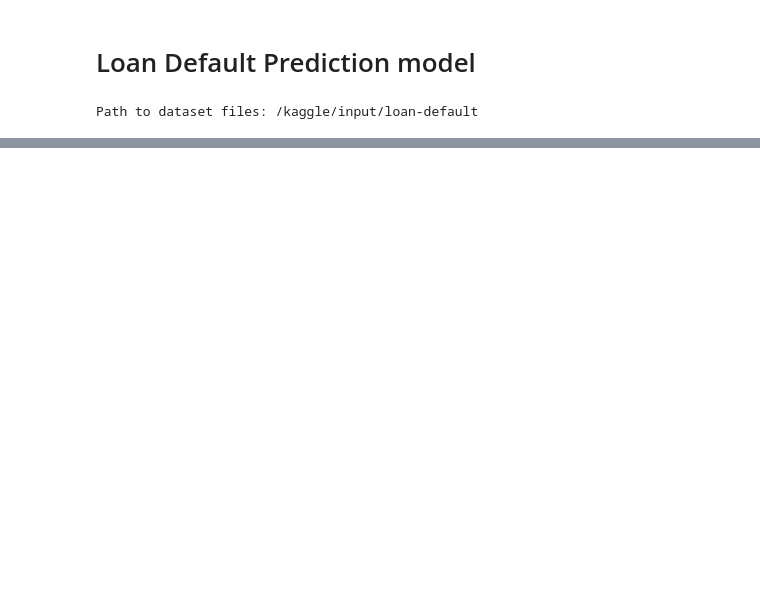
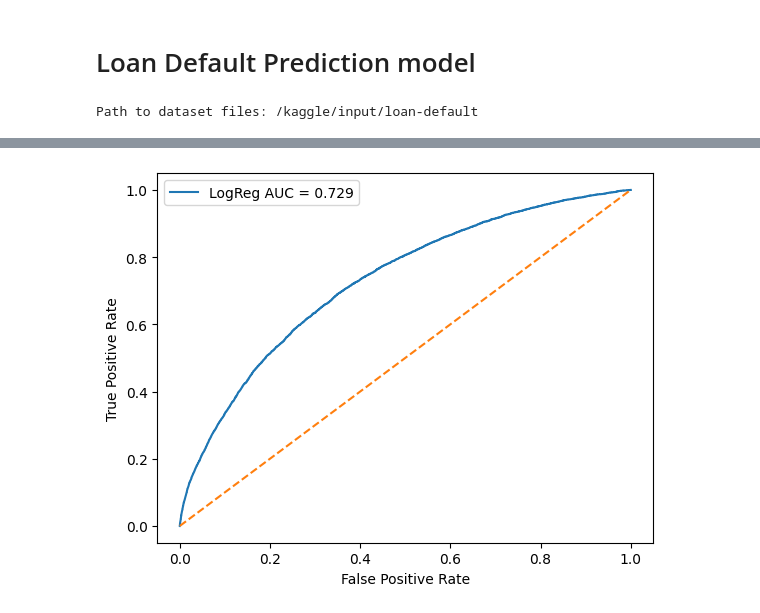
Before and after one commit to Suheet/Loan_default_pred, a Jupyter notebook: Loan_Default.ipynb, the cells around one changed output, grey strips where cells are left out. Saved outputs shown, nothing was run; the diff lists cells and outputs as text; code cells hidden in the pictures; blank space fills up the shorter version.

```diff
--- a/Loan_Default.ipynb
+++ b/Loan_Default.ipynb
@@ -44,0 +77,18 @@ df.describe()
+# %%
+import pandas as pd
+
+# Example mapping dictionaries
+education_map = {"High School": 0, "Bachelor's": 1, "Master's": 2, "PhD": 3}
+employment_map = {"Unemployed": 0, "Part-time": 1, "Full-time": 2, "Self-employed": 3}
+marital_map = {"Single": 0, "Married": 1, "Divorced": 2}
+yes_no_map = {"No": 0, "Yes": 1}
+loan_purpose_map = {"Other": 0, "Auto": 1, "Business": 2, "Home": 3, "Education": 4}
+
+# Apply mappings
+df["Education"] = df["Education"].map(education_map)
+df["EmploymentType"] = df["EmploymentType"].map(employment_map)
+df["MaritalStatus"] = df["MaritalStatus"].map(marital_map)
+df["HasMortgage"] = df["HasMortgage"].map(yes_no_map)
+df["HasDependents"] = df["HasDependents"].map(yes_no_map)
+df["LoanPurpose"] = df["LoanPurpose"].map(loan_purpose_map)
+df["HasCoSigner"] = df["HasCoSigner"].map(yes_no_map)
@@ -44,0 +107,3 @@ df.describe()
+# %%
+X = df.drop('Default', axis =1)
+y = df['Default']
@@ -44,0 +116,9 @@ df.describe()
+# %%
+# using the train test split function
+X_train, X_test, y_train, y_test = train_test_split(X,y ,
+                                   random_state=69,
+                                   test_size=0.25,
+                                   shuffle=True)
+# %%
+logr = linear_model.LogisticRegression()
+logr.fit(X_train,y_train)
@@ -44,0 +177,17 @@ df.describe()
+# %%
+from sklearn.metrics import roc_curve, roc_auc_score
+import matplotlib.pyplot as plt
+
+y_pred_proba = logr.predict_proba(X_test)[:, 1]
+
+fpr, tpr, thresholds = roc_curve(y_test, y_pred_proba)
+auc = roc_auc_score(y_test, y_pred_proba)
+
+plt.plot(fpr, tpr, label=f"LogReg AUC = {auc:.3f}")
+plt.plot([0,1], [0,1], linestyle='--')
+plt.xlabel("False Positive Rate")
+plt.ylabel("True Positive Rate")
+plt.legend()
+plt.show()
+# %% [output]
+[figure, added]
```
Also changed, not shown: parts of 13 cells of this notebook.
